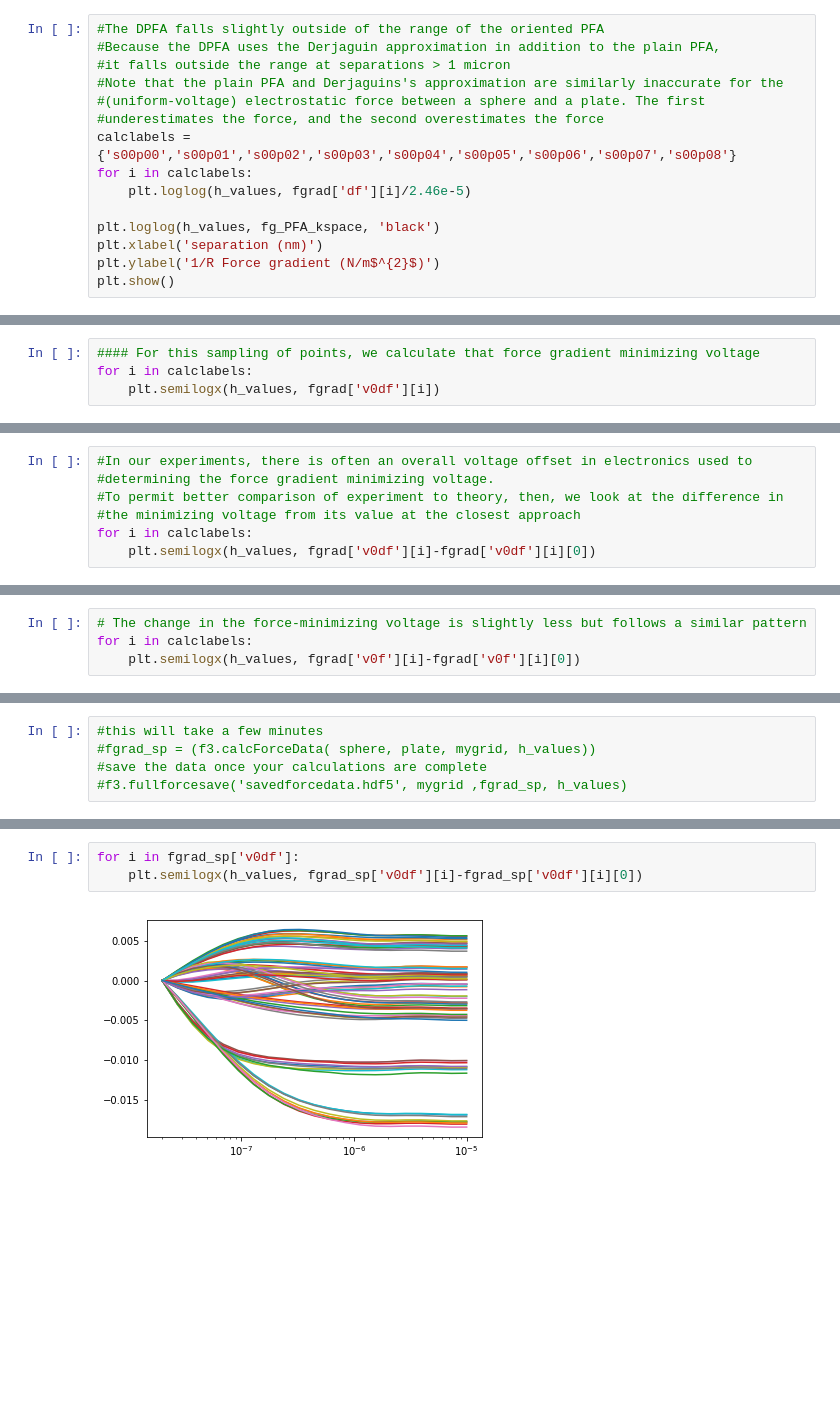
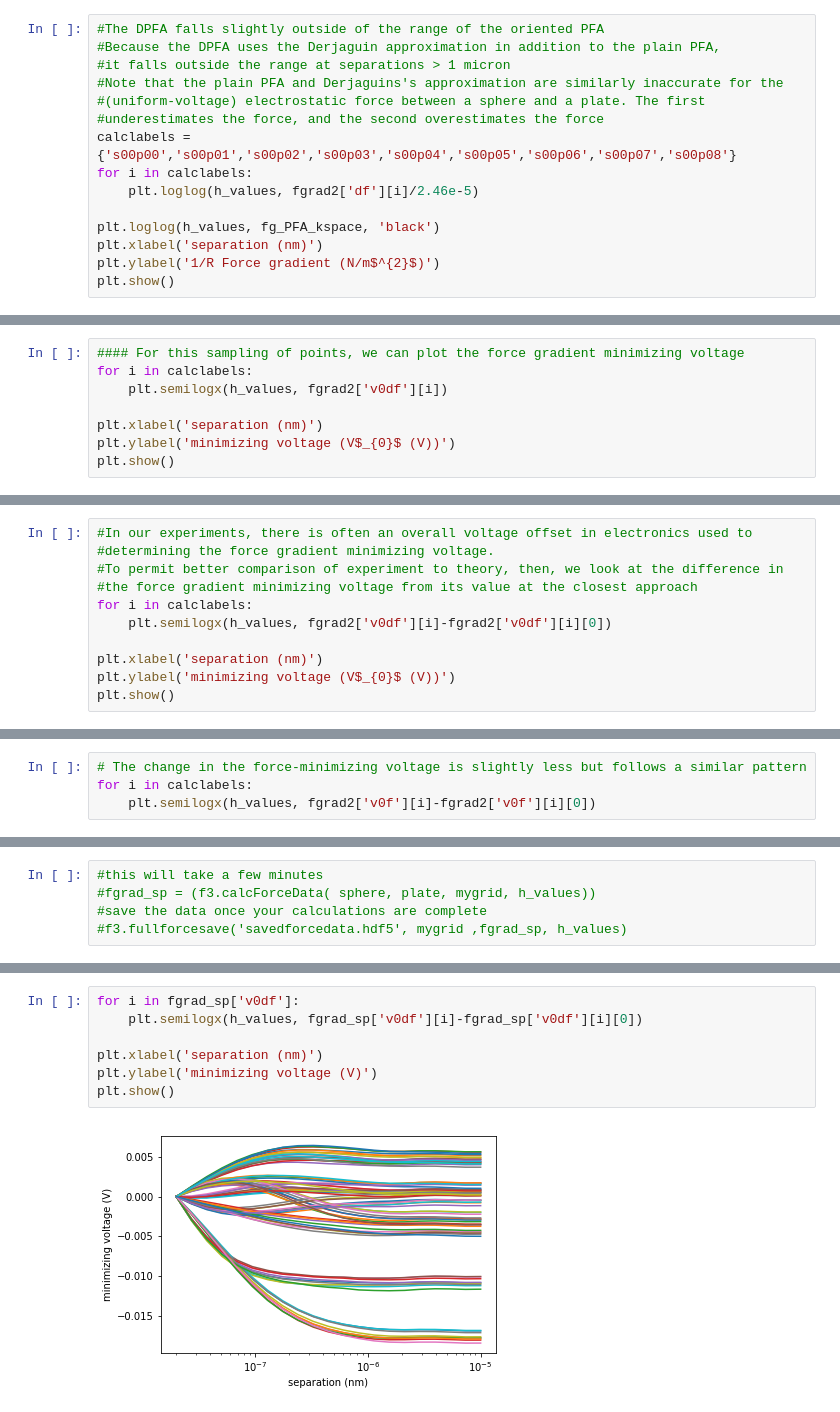
Before and after one commit to jlgarrett/NISEpy, a Jupyter notebook: PFApatchpotentials/Patches_On_2surfaces_Supplemental.ipynb, the cells around one changed output, grey strips where cells are left out. Drawn from its saved outputs; the diff is of its cells as text; blank space fills up the shorter version.

Commit message:
changes to force3d

```diff
--- a/PFApatchpotentials/Patches_On_2surfaces_Supplemental.ipynb
+++ b/PFApatchpotentials/Patches_On_2surfaces_Supplemental.ipynb
@@ -598,7 +612,7 @@ plt.show()
 #underestimates the force, and the second overestimates the force
 calclabels = {'s00p00','s00p01','s00p02','s00p03','s00p04','s00p05','s00p06','s00p07','s00p08'}
 for i in calclabels:
-    plt.loglog(h_values, fgrad['df'][i]/2.46e-5)
+    plt.loglog(h_values, fgrad2['df'][i]/2.46e-5)
 
 plt.loglog(h_values, fg_PFA_kspace, 'black')
 plt.xlabel('separation (nm)')
@@ -609,5 +623,9 @@ plt.show()
 # %%
-#### For this sampling of points, we calculate that force gradient minimizing voltage
+#### For this sampling of points, we can plot the force gradient minimizing voltage
 for i in calclabels:
-    plt.semilogx(h_values, fgrad['v0df'][i])
+    plt.semilogx(h_values, fgrad2['v0df'][i])
+
+plt.xlabel('separation (nm)')
+plt.ylabel('minimizing voltage (V$_{0}$ (V))')
+plt.show()
 # %% [output]
@@ -616,7 +634,11 @@ for i in calclabels:
 #In our experiments, there is often an overall voltage offset in electronics used to
 #determining the force gradient minimizing voltage.
 #To permit better comparison of experiment to theory, then, we look at the difference in
-#the minimizing voltage from its value at the closest approach
+#the force gradient minimizing voltage from its value at the closest approach
 for i in calclabels:
-    plt.semilogx(h_values, fgrad['v0df'][i]-fgrad['v0df'][i][0])
+    plt.semilogx(h_values, fgrad2['v0df'][i]-fgrad2['v0df'][i][0])
+
+plt.xlabel('separation (nm)')
+plt.ylabel('minimizing voltage (V$_{0}$ (V))')
+plt.show()
 # %% [output]
@@ -624,5 +646,5 @@ for i in calclabels:
 # %%
 # The change in the force-minimizing voltage is slightly less but follows a similar pattern
 for i in calclabels:
-    plt.semilogx(h_values, fgrad['v0f'][i]-fgrad['v0f'][i][0])
+    plt.semilogx(h_values, fgrad2['v0f'][i]-fgrad2['v0f'][i][0])
 # %% [output]
@@ -734,8 +754,12 @@ for i in fgrad_sp['df']:
 # %%
 for i in fgrad_sp['v0df']:
     plt.semilogx(h_values, fgrad_sp['v0df'][i]-fgrad_sp['v0df'][i][0])
+
+plt.xlabel('separation (nm)')
+plt.ylabel('minimizing voltage (V)')
+plt.show()
 # %% [output]
-[figure, old version]
+[figure, new version]
 # %%
 # The change in the force-minimizing voltage is slightly less but follows a similar pattern
 for i in fgrad_sp['v0f']:
```
Also changed, not shown: parts of 49 cells of this notebook, 1 other file.
